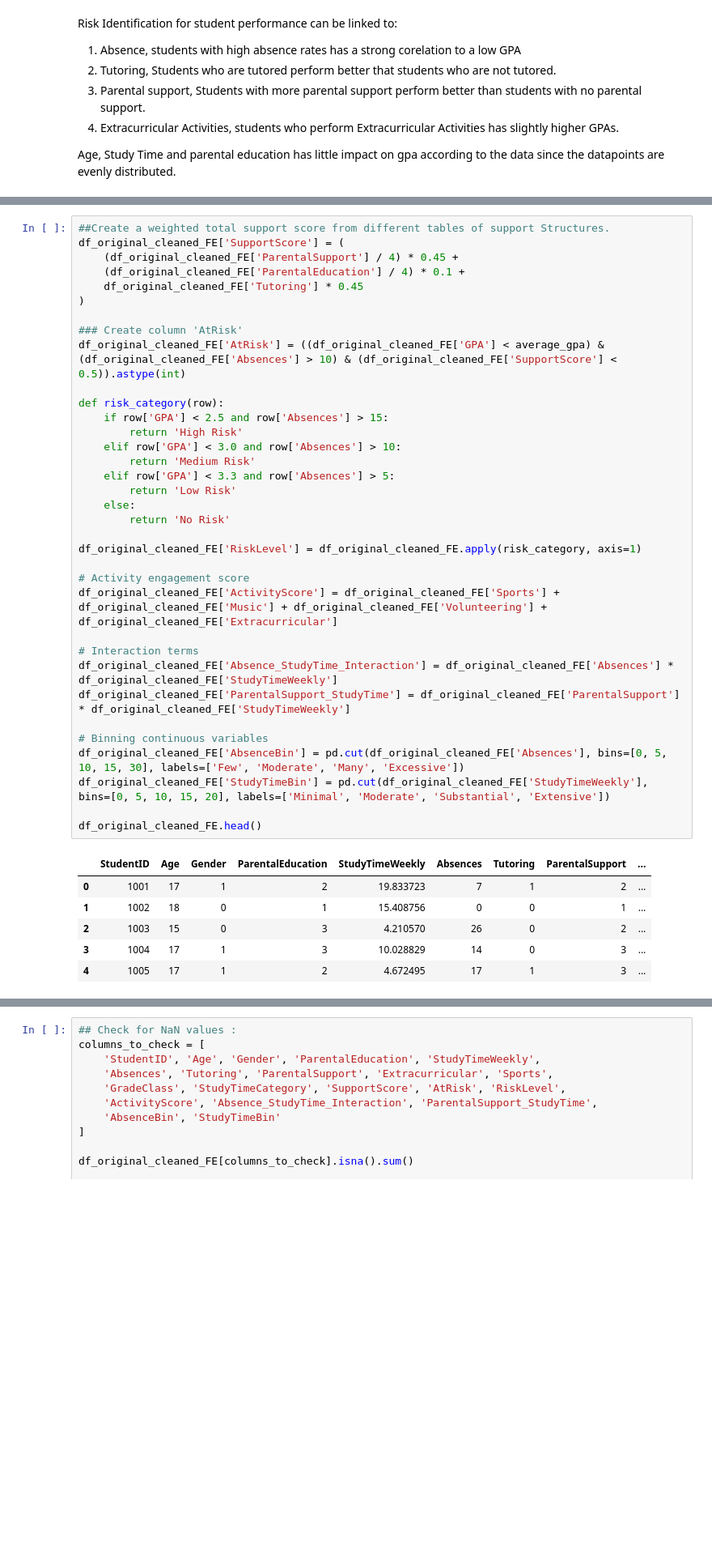
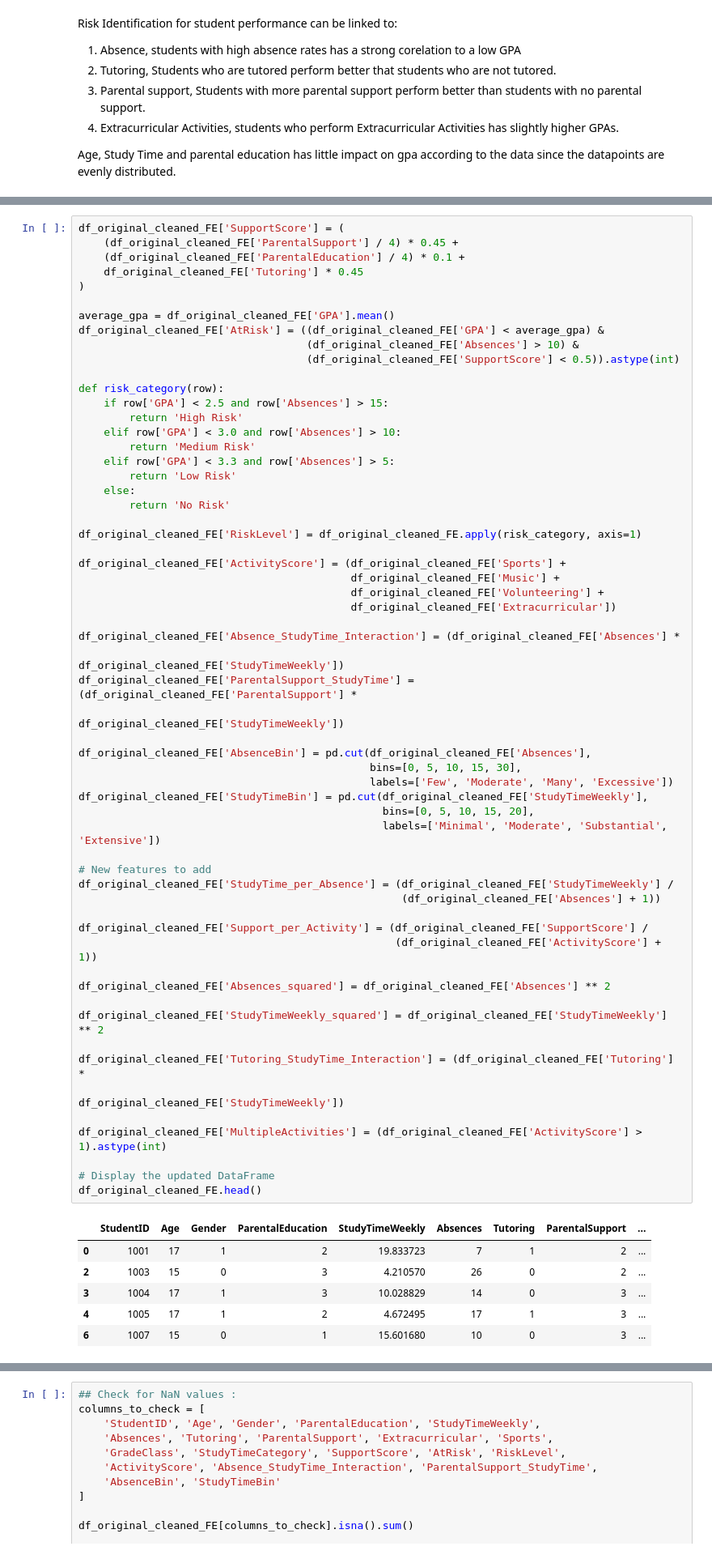
Before and after one commit to KGS577999/Guided-Project, a Jupyter notebook: notebooks/Guided_Project.ipynb, the cells around one changed output, grey strips where cells are left out. Shown at 81% size. Saved outputs shown, nothing was run; the diff lists cells and outputs as text; blank space fills up the shorter version.

```diff
--- a/notebooks/Guided_Project.ipynb
+++ b/notebooks/Guided_Project.ipynb
@@ -352,42 +352,66 @@ At Risk Students column creation:
 # %%
-##Create a weighted total support score from different tables of support Structures.
 df_original_cleaned_FE['SupportScore'] = (
     (df_original_cleaned_FE['ParentalSupport'] / 4) * 0.45 +
     (df_original_cleaned_FE['ParentalEducation'] / 4) * 0.1 +
     df_original_cleaned_FE['Tutoring'] * 0.45
 )
 
-### Create column 'AtRisk'
-df_original_cleaned_FE['AtRisk'] = ((df_original_cleaned_FE['GPA'] < average_gpa) & (df_original_cleaned_FE['Absences'] > 10) & (df_original_cleaned_FE['SupportScore'] < 0.5)).astype(int)
+average_gpa = df_original_cleaned_FE['GPA'].mean()
+df_original_cleaned_FE['AtRisk'] = ((df_original_cleaned_FE['GPA'] < average_gpa) &
+                                    (df_original_cleaned_FE['Absences'] > 10) &
+                                    (df_original_cleaned_FE['SupportScore'] < 0.5)).astype(int)
 
 def risk_category(row):
     if row['GPA'] < 2.5 and row['Absences'] > 15:
         return 'High Risk'
     elif row['GPA'] < 3.0 and row['Absences'] > 10:
         return 'Medium Risk'
     elif row['GPA'] < 3.3 and row['Absences'] > 5:
         return 'Low Risk'
     else:
         return 'No Risk'
 
 df_original_cleaned_FE['RiskLevel'] = df_original_cleaned_FE.apply(risk_category, axis=1)
 
-# Activity engagement score
-df_original_cleaned_FE['ActivityScore'] = df_original_cleaned_FE['Sports'] + df_original_cleaned_FE['Music'] + df_original_cleaned_FE['Volunteering'] + df_original_cleaned_FE['Extracurricular']
+df_original_cleaned_FE['ActivityScore'] = (df_original_cleaned_FE['Sports'] +
+                                           df_original_cleaned_FE['Music'] +
+                                           df_original_cleaned_FE['Volunteering'] +
+                                           df_original_cleaned_FE['Extracurricular'])
 
-# Interaction terms
-df_original_cleaned_FE['Absence_StudyTime_Interaction'] = df_original_cleaned_FE['Absences'] * df_original_cleaned_FE['StudyTimeWeekly']
-df_original_cleaned_FE['ParentalSupport_StudyTime'] = df_original_cleaned_FE['ParentalSupport'] * df_original_cleaned_FE['StudyTimeWeekly']
+df_original_cleaned_FE['Absence_StudyTime_Interaction'] = (df_original_cleaned_FE['Absences'] *
+                                                          df_original_cleaned_FE['StudyTimeWeekly'])
+df_original_cleaned_FE['ParentalSupport_StudyTime'] = (df_original_cleaned_FE['ParentalSupport'] *
+                                                       df_original_cleaned_FE['StudyTimeWeekly'])
 
-# Binning continuous variables
-df_original_cleaned_FE['AbsenceBin'] = pd.cut(df_original_cleaned_FE['Absences'], bins=[0, 5, 10, 15, 30], labels=['Few', 'Moderate', 'Many', 'Excessive'])
-df_original_cleaned_FE['StudyTimeBin'] = pd.cut(df_original_cleaned_FE['StudyTimeWeekly'], bins=[0, 5, 10, 15, 20], labels=['Minimal', 'Moderate', 'Substantial', 'Extensive'])
+df_original_cleaned_FE['AbsenceBin'] = pd.cut(df_original_cleaned_FE['Absences'],
+                                              bins=[0, 5, 10, 15, 30],
+                                              labels=['Few', 'Moderate', 'Many', 'Excessive'])
+df_original_cleaned_FE['StudyTimeBin'] = pd.cut(df_original_cleaned_FE['StudyTimeWeekly'],
+                                                bins=[0, 5, 10, 15, 20],
+                                                labels=['Minimal', 'Moderate', 'Substantial', 'Extensive'])
 
+# New features to add
+df_original_cleaned_FE['StudyTime_per_Absence'] = (df_original_cleaned_FE['StudyTimeWeekly'] /
+                                                   (df_original_cleaned_FE['Absences'] + 1))
+
+df_original_cleaned_FE['Support_per_Activity'] = (df_original_cleaned_FE['SupportScore'] /
+                                                  (df_original_cleaned_FE['ActivityScore'] + 1))
+
+df_original_cleaned_FE['Absences_squared'] = df_original_cleaned_FE['Absences'] ** 2
+
+df_original_cleaned_FE['StudyTimeWeekly_squared'] = df_original_cleaned_FE['StudyTimeWeekly'] ** 2
+
+df_original_cleaned_FE['Tutoring_StudyTime_Interaction'] = (df_original_cleaned_FE['Tutoring'] *
+                                                            df_original_cleaned_FE['StudyTimeWeekly'])
+
+df_original_cleaned_FE['MultipleActivities'] = (df_original_cleaned_FE['ActivityScore'] > 1).astype(int)
+
+# Display the updated DataFrame
 df_original_cleaned_FE.head()
 # %% [output]
 |  | StudentID | Age | Gender | ParentalEducation | StudyTimeWeekly | Absences | Tutoring | ParentalSupport | ... |
 | 0 | 1001 | 17 | 1 | 2 | 19.833723 | 7 | 1 | 2 | ... |
-| 1 | 1002 | 18 | 0 | 1 | 15.408756 | 0 | 0 | 1 | ... |
 | 2 | 1003 | 15 | 0 | 3 | 4.210570 | 26 | 0 | 2 | ... |
 | 3 | 1004 | 17 | 1 | 3 | 10.028829 | 14 | 0 | 3 | ... |
 | 4 | 1005 | 17 | 1 | 2 | 4.672495 | 17 | 1 | 3 | ... |
+| 6 | 1007 | 15 | 0 | 1 | 15.601680 | 10 | 0 | 3 | ... |
```
Also changed, not shown: parts of 10 cells of this notebook, 4 other files.
